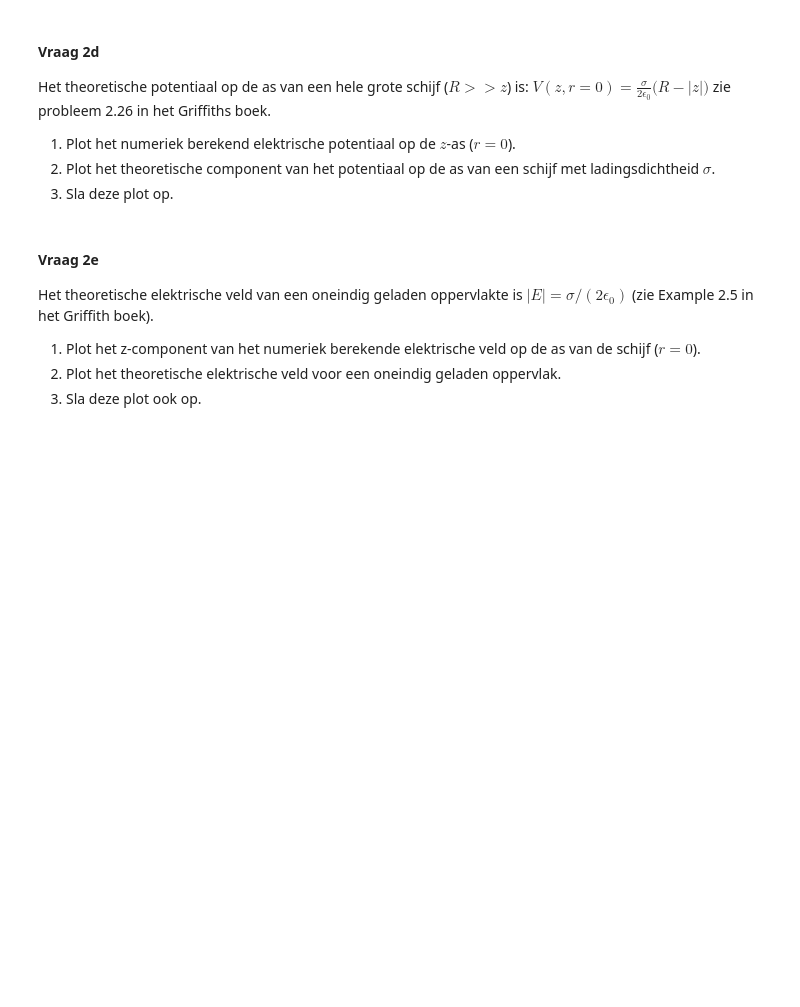
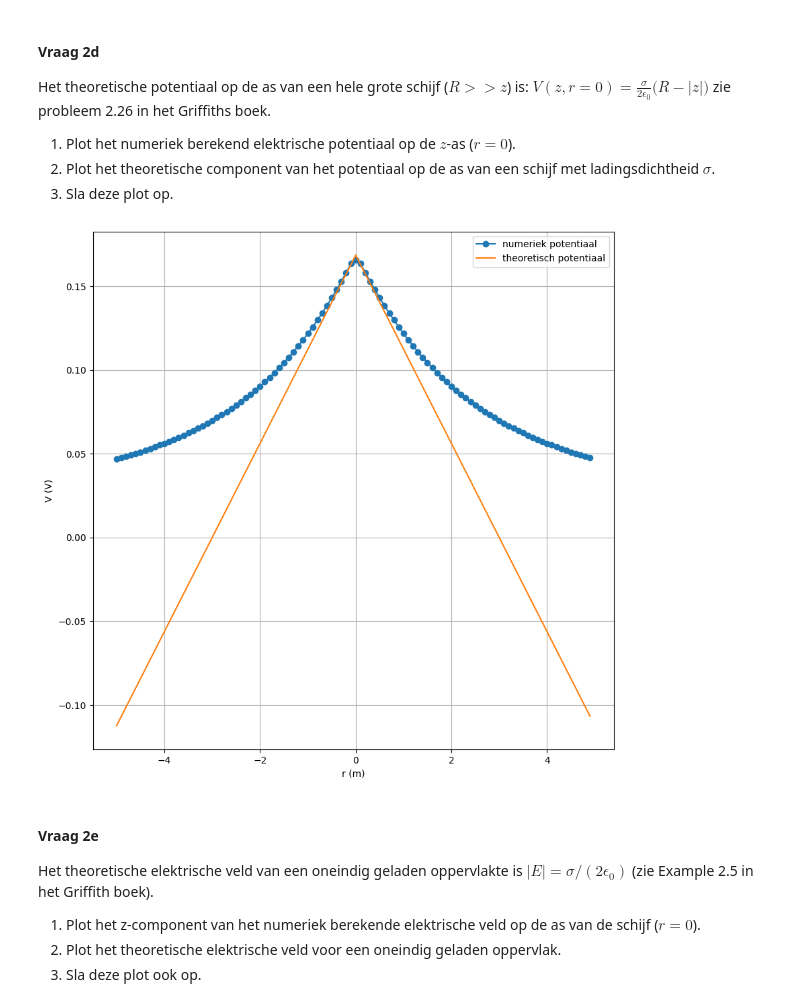
Before and after one commit to Spaantje5/opdrachten-DEF-D, a Jupyter notebook: DigitaleOntwerpopdrachten/1CondensatorOpdracht/CondensatorOntwerpopdracht.ipynb, the cells around one changed output. Drawn from its saved outputs; the diff is of its cells as text; code cells hidden in the pictures; blank space fills up the shorter version.

```diff
--- a/DigitaleOntwerpopdrachten/1CondensatorOpdracht/CondensatorOntwerpopdracht.ipynb
+++ b/DigitaleOntwerpopdrachten/1CondensatorOpdracht/CondensatorOntwerpopdracht.ipynb
@@ -307,9 +319,26 @@ zie probleem 2.26 in het Griffiths boek.
 2. Plot het theoretische component van het potentiaal op de as van een schijf met ladingsdichtheid $\sigma$.
 3. Sla deze plot op.
 # %%
-###
-###Hier jouw code###
-###
+
+
+V_r0_theoretisch = (ladings_dichtheid_op_disk * (disk_radius - abs(z))) / (2 * epsilon0) # potentiaal op de straal van de schijf
+
+V_r0_numeriek = np.array([]) # potentiaal op de straal van de schijf
+for i in range(len(z)):
+    V_r0_numeriek = np.append(V_r0_numeriek, V[i, 0])
+
+plt.figure(figsize=(10, 10))
+plt.plot(z, V_r0_numeriek, "o-", label="numeriek potentiaal")
+plt.plot(z, V_r0_theoretisch, label="theoretisch potentiaal")
+plt.xlabel("r (m)")
+plt.ylabel("V (V)")
+plt.grid()
+plt.legend()
+plt.show()
+
+#de plot is opgeslagen onder de map figures met naamr plot_2d.png
+# %% [output]
+[figure, added]
 # %% [markdown]
 #### Vraag 2e
 
```
Also changed, not shown: parts of 6 cells of this notebook, 1 other file.
